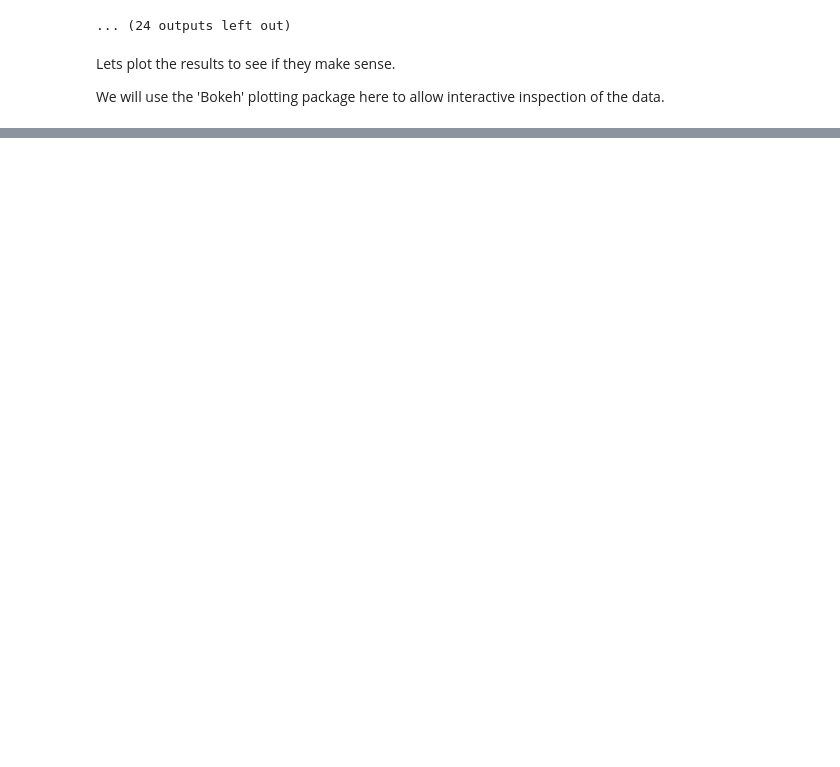
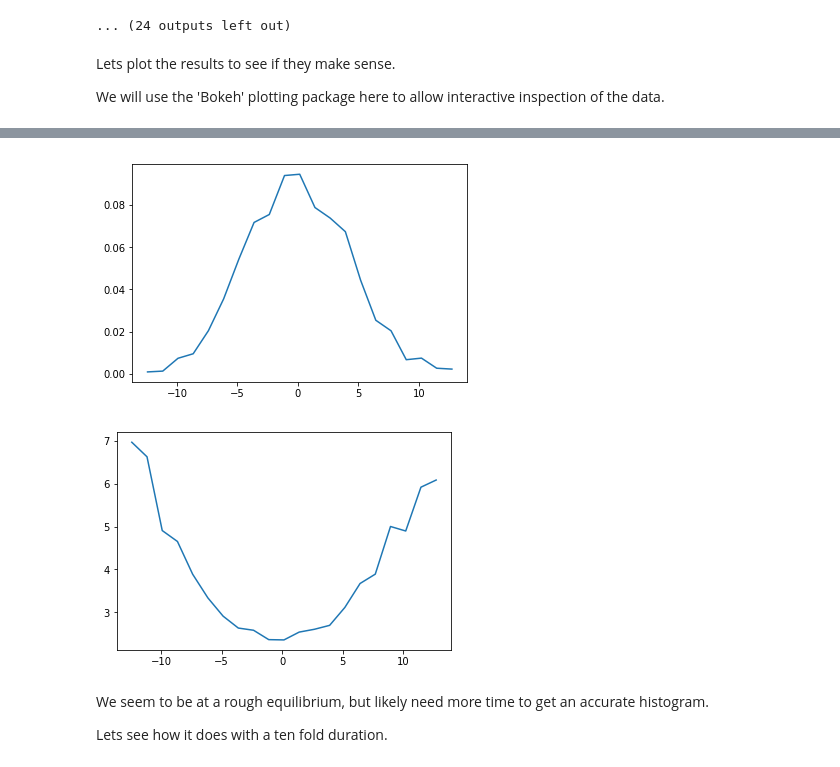
Before and after one commit to wesleymsmith/Milestoning_Analysis, a Jupyter notebook: Well_Test_Sim.ipynb, the cells around one changed output, grey strips where cells are left out. Cells and saved outputs as stored; diff of their text form; code cells hidden in the pictures; blank space fills up the shorter version.

```diff
--- a/Well_Test_Sim.ipynb
+++ b/Well_Test_Sim.ipynb
@@ -361,0 +392,17 @@ array([0., 0., 0., ..., 0., 0., 0.])
+# %%
+xhist=np.histogram(simDat_lvd[0],
+                   bins=21,
+                   #bins=np.concatenate([winMins,[winMaxs[-1]]]),
+                   density=True)
+histCenters=(xhist[1][:-1]+xhist[1][1:])/2
+plt.plot(histCenters,xhist[0])
+plt.show()
+plt.plot(histCenters,-np.log(xhist[0]))
+plt.show()
+# %% [output]
+[figure, added]
+[figure, added]
+# %% [markdown]
+We seem to be at a rough equilibrium, but likely need more time to get an accurate histogram.
+
+Lets see how it does with a ten fold duration.
```
Also changed, not shown: parts of 18 cells of this notebook, 3 other files.
